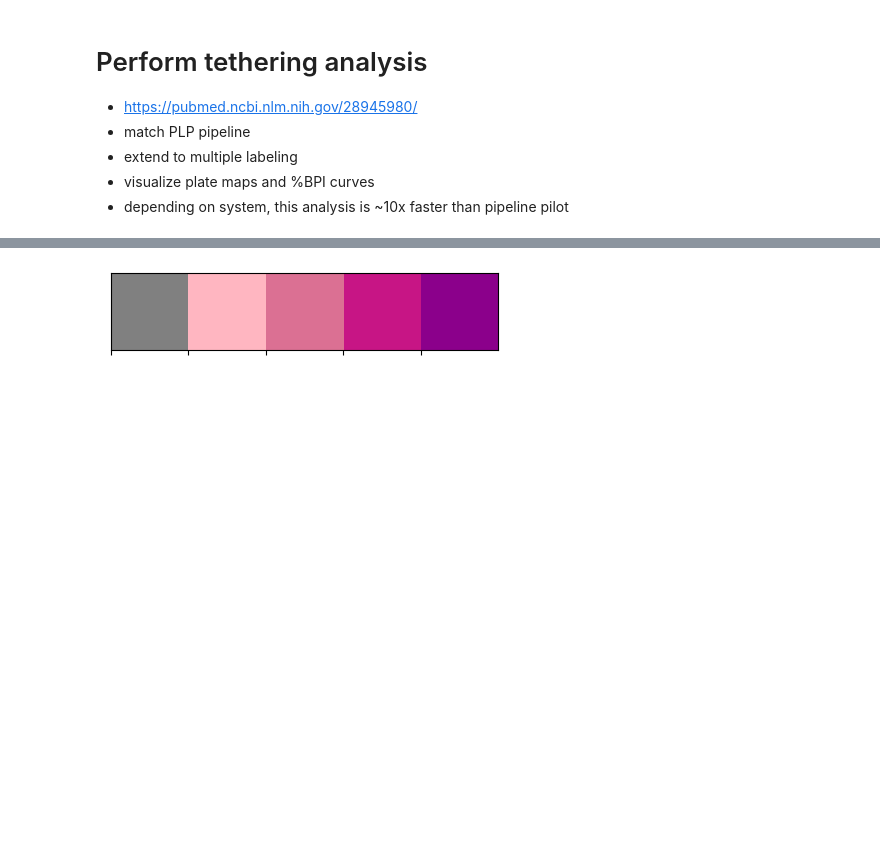
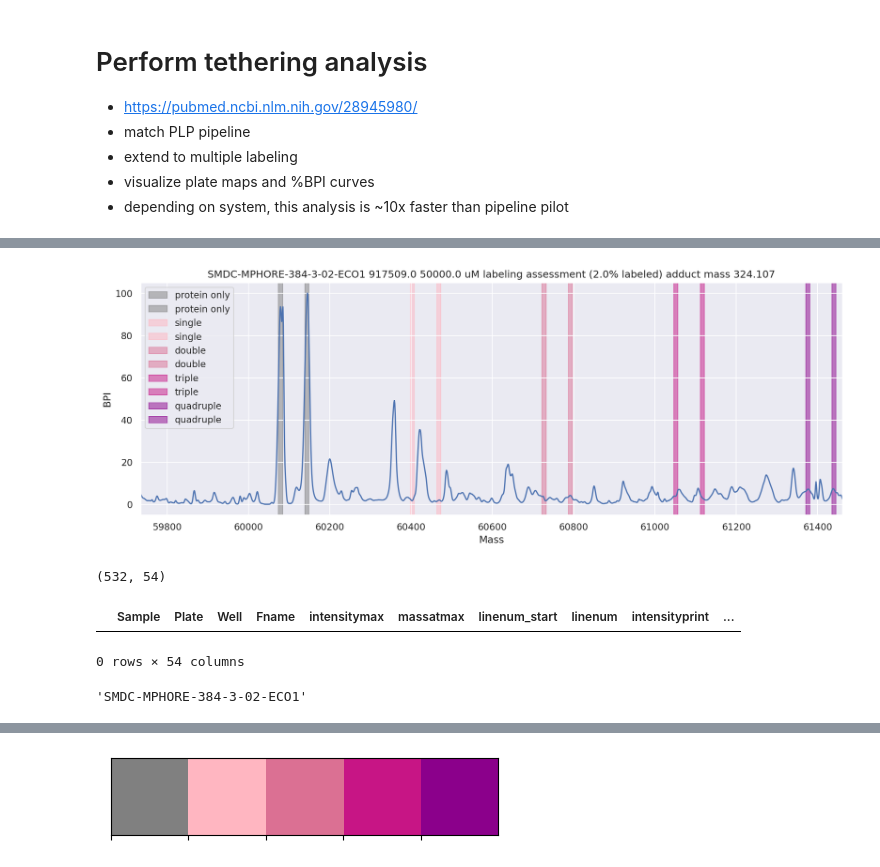
Before and after one commit to Small-Molecule-Discovery-Center/smdc_process_data, a Jupyter notebook: process_data/Tethering_Analysis.ipynb, the cells around one changed output, grey strips where cells are left out. Saved outputs shown, nothing was run; the diff lists cells and outputs as text; code cells hidden in the pictures; blank space fills up the shorter version.

Commit message:
update tethering analysis to look at 2 different mass shifts due to another protein adduct or mixed sample

```diff
--- a/process_data/Tethering_Analysis.ipynb
+++ b/process_data/Tethering_Analysis.ipynb
@@ -493,4 +991,5 @@ pm.draw_plate_heatmap(barcode=barcode, df=dfm, wells='Well', values='percentlabe
 # %%
-smdc=993799
-dfm[dfm.ICL_IC_ID==smdc]
+# dfm[dfm.ICL_IC_ID==smdc]
+smdc=dfm[dfm.Well=='E09'].ICL_IC_ID.iloc[0]
+smdc
 # %% [output]
@@ -552,0 +1003,57 @@ import plot_curves as pc
+# %%
+dfm.SMDC_ID=dfm.SMDC_ID.astype(float)
+for i, row in dfm[dfm.SMDC_ID==smdc].iterrows():
+    sample=row.Sample
+    conc=row.Conc_uM
+    conc_unit='uM'
+    if conc is None:
+        conc=row.Conc_nM
+        conc_unit='nM'
+    pct=row.hmlab
+
+    dat=pd.read_csv(f'Sample_{str(sample).zfill(3)}_data.txt', sep='\t')
+    dat.columns=['Mass','BPI']
+    dat=dat.astype(float)
+    dat.head(2)
+
+    adduct_mass=float(row.adduct_mass)
+
+    xmin=protein_mass-dfm[dfm.SMDC_ID==smdc].adduct_mass.astype(float).min()-4*scan_range
+    xmax=protein_mass2+4*dfm[dfm.SMDC_ID==smdc].adduct_mass.astype(float).max()+4*scan_range
+
+    colors=['gray','lightpink','palevioletred','mediumvioletred','darkmagenta']
+    labels=['protein only','single','double','triple','quadruple']
+    fig, ax = plt.subplots(1, figsize=(15,5))
+    sns.lineplot(data=dat, x='Mass', y='BPI')
+    for mult in [0,1,2,3,4]:
+        ax.axvspan(protein_mass+mult*adduct_mass-scan_range, protein_mass+mult*adduct_mass+scan_range, color=colors[mult], label=labels[mult], zorder=0, alpha=0.5)
+        ax.axvspan(protein_mass2+mult*adduct_mass-scan_range, protein_mass2+mult*adduct_mass+scan_range, color=colors[mult], label=labels[mult], zorder=0, alpha=0.5)
+    ax.set_xlim(xmin, xmax)
+    ax.legend()
+    ax.set_title(f'{barcode} {smdc} {conc} {conc_unit} labeling assessment ({pct}% labeled) adduct mass {adduct_mass}');
+
+#     protnums=df.loc[df['Sample']==sample,[x for x in df.columns if 'min' in x]].T
+#     protnums=protnums.sort_values(by=protnums.columns[0])
+#     protnums=protnums[~protnums[protnums.columns[0]].isna()]
+#     cols=protnums.index.tolist()
+#     cols=[x.replace('_min','') for x in cols]
+#     cols
+
+#     pal=sns.color_palette("viridis", len(cols))
+#     fig, ax = plt.subplots(1, figsize=(15,5))
+#     sns.lineplot(data=dat, x='Mass', y='BPI')
+#     ax.axvspan(protein_mass-scan_range, protein_mass+scan_range, color='gray', label='protein_only', zorder=0, alpha=0.5)
+#     for i, lab in enumerate(cols):
+#         ax.axvspan(df[df.Sample==sample][f'{lab}_min'].astype(float).iloc[0],
+#                    df[df.Sample==sample][f'{lab}_max'].astype(float).iloc[0],
+#                    label=lab, color=pal[i], zorder=0, alpha=0.5)
+
+#     ax.set_xlim(xmin, xmax)
+#     ax.legend(loc='center left', bbox_to_anchor=(1, 0.5))
+#     ax.set_title(f'{barcode} {smdc} {conc} {conc_unit} labeling assessment');
+# %% [output]
+[figure, added]
+# %%
+dfm.shape
+# %% [output]
+(532, 54)
@@ -552,0 +1062,9 @@ import plot_curves as pc
+# %%
+dfm[(dfm.percentlabeled==0)&(~dfm.Sample.isna())]
+# %% [output]
+|  | Sample | Plate | Well | Fname | intensitymax | massatmax | linenum_start | linenum | intensityprint | ... |
+0 rows × 54 columns
+# %%
+barcode
+# %% [output]
+'SMDC-MPHORE-384-3-02-ECO1'
```
Also changed, not shown: parts of 44 cells of this notebook.
